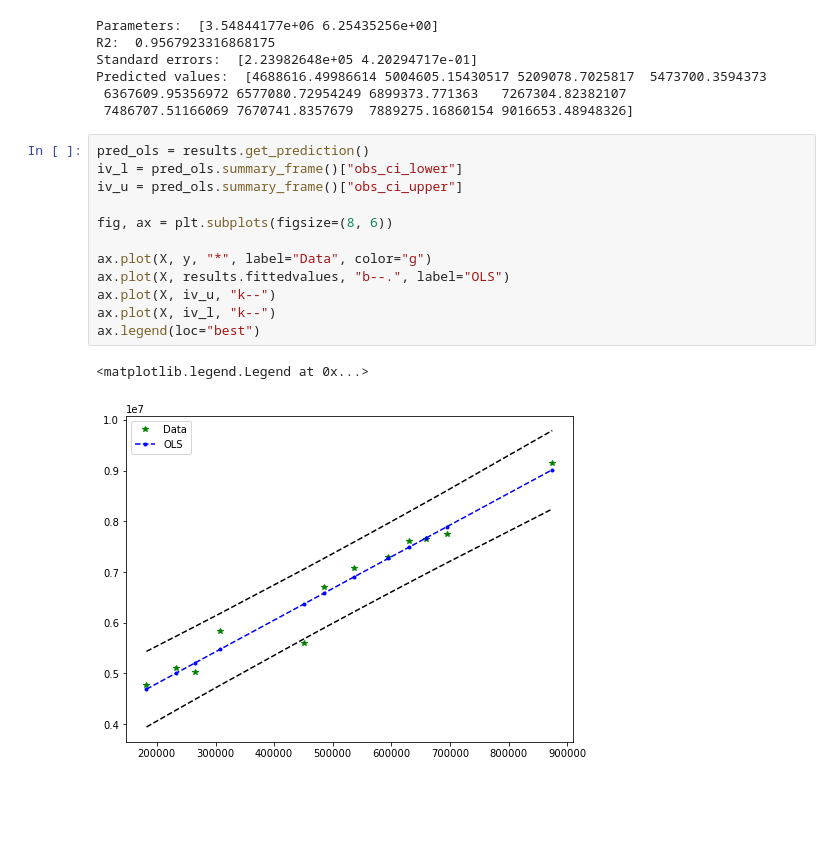
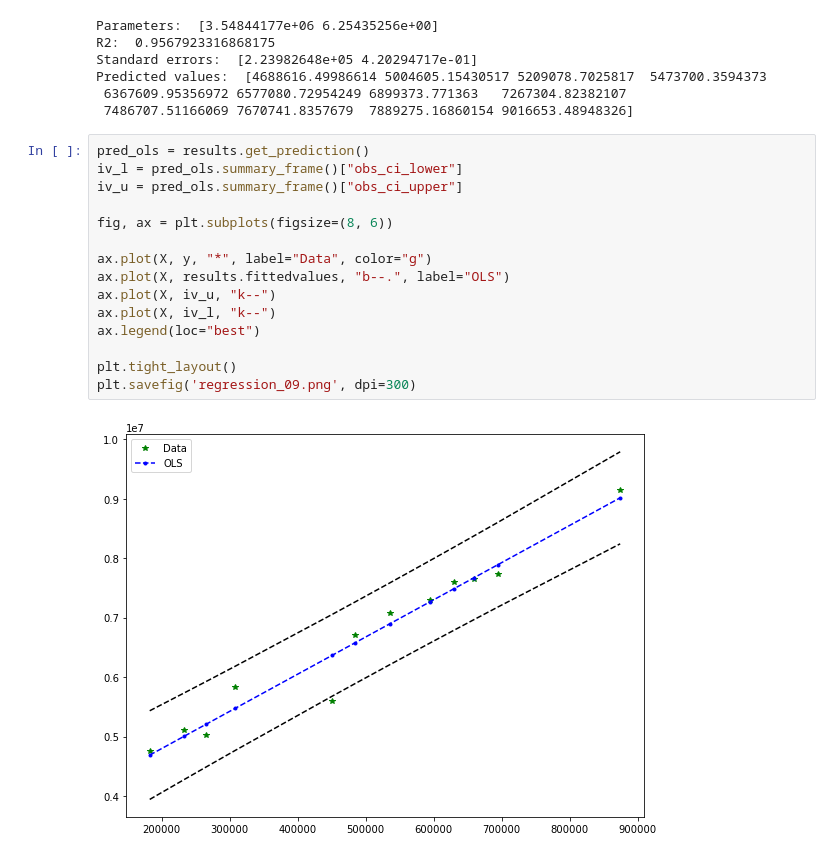
Before and after one commit to broepke/Regression, a Jupyter notebook: Regression.ipynb, the cells around one changed output. Saved outputs shown, nothing was run; the diff lists cells and outputs as text; blank space fills up the shorter version.

Commit message:
image output

```diff
--- a/Regression.ipynb
+++ b/Regression.ipynb
@@ -68,15 +68,17 @@ Predicted values:  [4688616.49986614 5004605.15430517 5209078.7025817  5473700.3
 # %%
 pred_ols = results.get_prediction()
 iv_l = pred_ols.summary_frame()["obs_ci_lower"]
 iv_u = pred_ols.summary_frame()["obs_ci_upper"]
 
 fig, ax = plt.subplots(figsize=(8, 6))
 
 ax.plot(X, y, "*", label="Data", color="g")
 ax.plot(X, results.fittedvalues, "b--.", label="OLS")
 ax.plot(X, iv_u, "k--")
 ax.plot(X, iv_l, "k--")
 ax.legend(loc="best")
+
+plt.tight_layout()
+plt.savefig('regression_09.png', dpi=300)
 # %% [output]
-<matplotlib.legend.Legend at 0x...>
-[figure, old version]
+[figure, new version]
```
Also changed, not shown: parts of 1 cell of this notebook, 1 other file.
